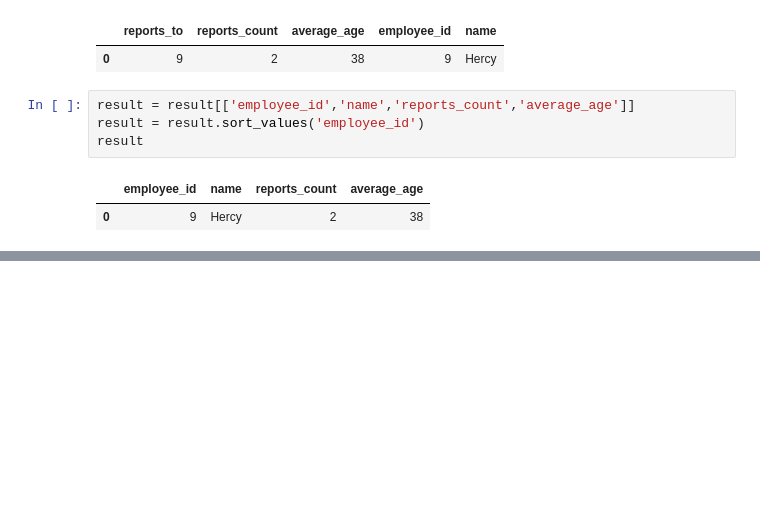
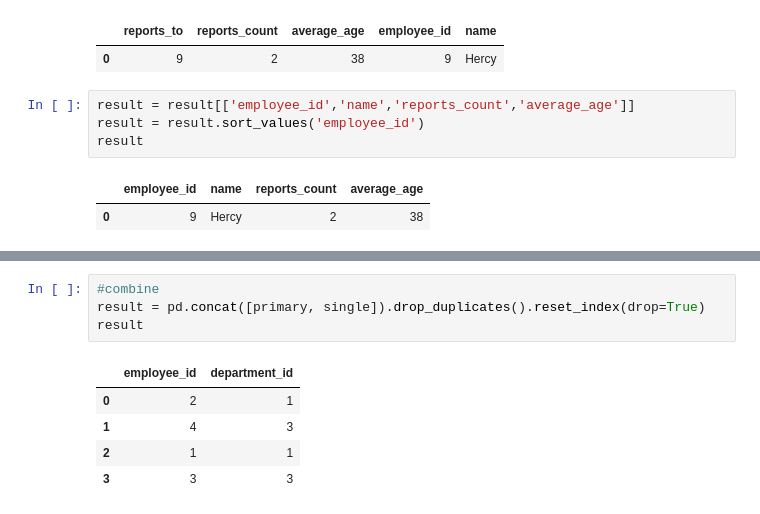
Before and after one commit to Swap-20/Leetcode-Pandas, a Jupyter notebook: Leetcode_Pandas.ipynb, the cells around one changed output, grey strips where cells are left out. Drawn from its saved outputs; the diff is of its cells as text; blank space fills up the shorter version.

```diff
--- a/Leetcode_Pandas.ipynb
+++ b/Leetcode_Pandas.ipynb
@@ -2641,0 +2678,10 @@ result
+# %%
+#combine
+result = pd.concat([primary, single]).drop_duplicates().reset_index(drop=True)
+result
+# %% [output]
+|  | employee_id | department_id |
+| 0 | 2 | 1 |
+| 1 | 4 | 3 |
+| 2 | 1 | 1 |
+| 3 | 3 | 3 |
```
Also changed, not shown: parts of 4 cells of this notebook.
